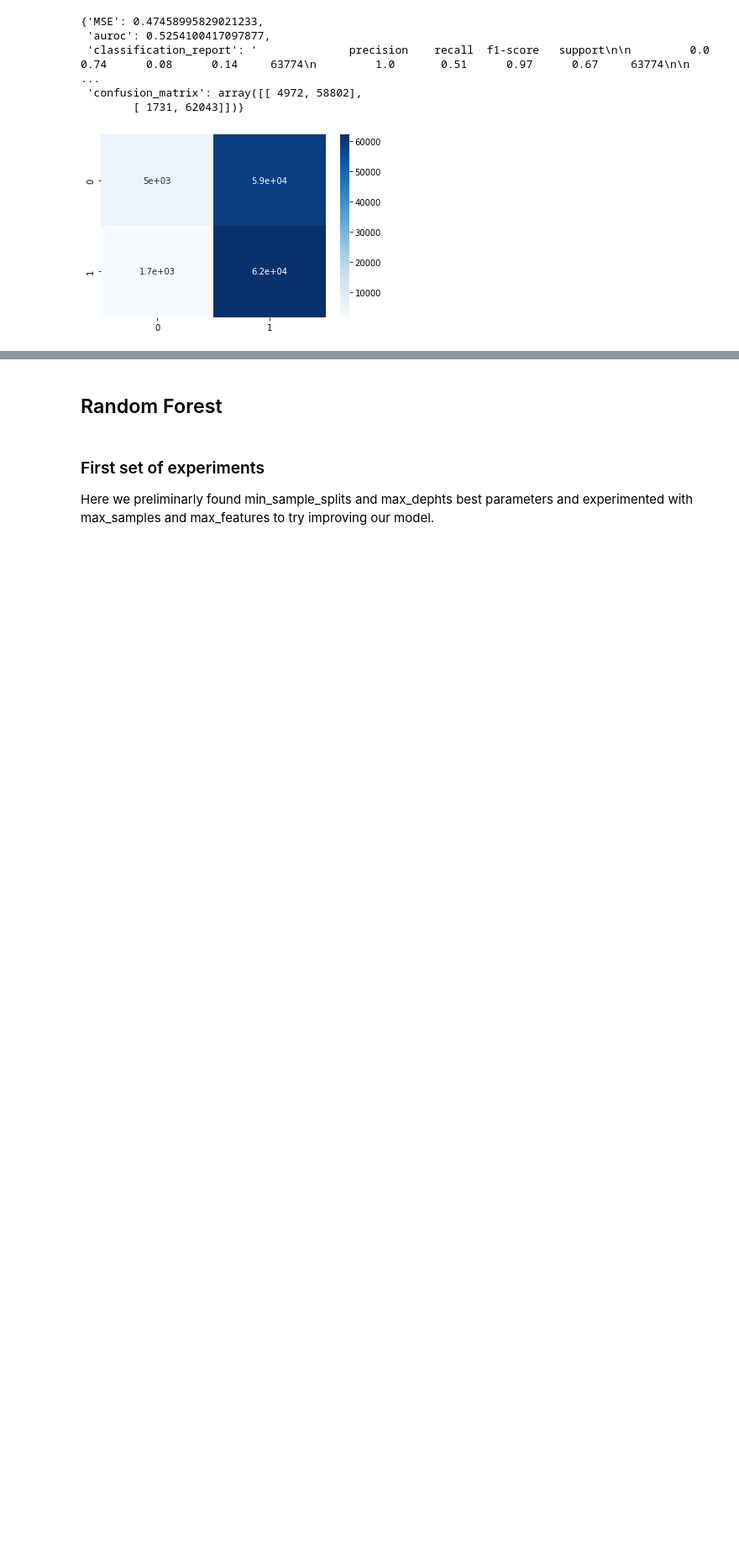
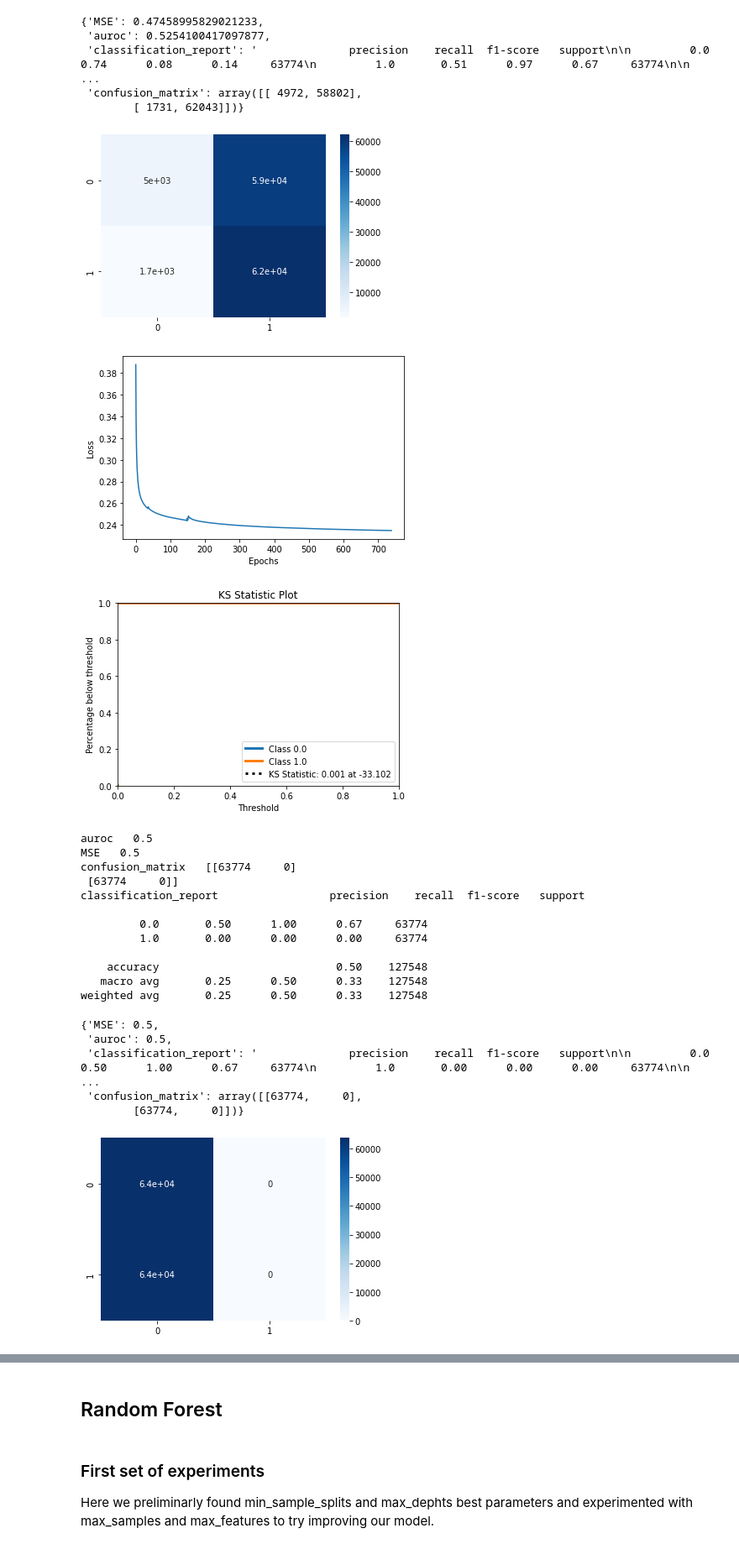
Before and after one commit to pietromasur/credit-risk-analysis, a Jupyter notebook: credit_risk_analysis.ipynb, the cells around one changed output, grey strips where cells are left out. Shown: that part at 84% size. Drawn from its saved outputs; the diff is of its cells as text; code cells hidden in the pictures; blank space fills up the shorter version.

```diff
--- a/credit_risk_analysis.ipynb
+++ b/credit_risk_analysis.ipynb
@@ -453,9 +453,6 @@ weighted avg       0.64      0.51      0.36    127548
         [  546, 63228]])}
 [figure]
 # %%
-train_loader = DataLoader(train_data, 128)
-test_loader = DataLoader(test_data, 128)
-validation_loader = DataLoader(validation_data, 128)
 model = MLP(244, 5, 2, torch.nn.ReLU())
 model.load_state_dict(torch.load("gdrive/MyDrive/models_backup/model_last_optim_adagrad_criterion_MSE_lr_0.0005_num_hidden_2_num_neuron_5_activationReLU() (12).pt"))
 loss, (all_targets, all_preds, all_preds_proba) = test(model, validation_loader, 'cross_entropy')
@@ -482,3 +479,30 @@ weighted avg       0.63      0.53      0.41    127548
  'confusion_matrix': array([[ 4972, 58802],
         [ 1731, 62043]])}
 [figure]
+# %%
+model = MLP(244, 25, 1, torch.nn.ReLU())
+model.load_state_dict(torch.load("gdrive/MyDrive/models_backup/model_last_optim_adagrad_criterion_MSE_lr_0.0005_num_hidden_1_num_neuron_25_activationReLU().pt"))
+loss, (all_targets, all_preds, all_preds_proba) = test(model, validation_loader, 'cross_entropy')
+plotLossGraph("gdrive/MyDrive/models_backup/losses__optim_adagrad_criterion_MSE_lr_0.0005_num_hidden_1_num_neuron_25_activationReLU().pt.csv")
+get_metrics(all_targets, all_preds, all_preds_proba)
+# %% [output]
+[figure, added]
+[figure, added]
+auroc   0.5
+MSE   0.5
+confusion_matrix   [[63774     0]
+ [63774     0]]
+classification_report                 precision    recall  f1-score   support
+
+         0.0       0.50      1.00      0.67     63774
+         1.0       0.00      0.00      0.00     63774
+
+    accuracy                           0.50    127548
+   macro avg       0.25      0.50      0.33    127548
+weighted avg       0.25      0.50      0.33    127548
+{'MSE': 0.5,
+ 'auroc': 0.5,
+ 'classification_report': '              precision    recall  f1-score   support\n\n         0.0       0.50      1.00      0.67     63774\n         1.0       0.00      0.00      0.00     63774\n\n     ...
+ 'confusion_matrix': array([[63774,     0],
+        [63774,     0]])}
+[figure, added]
```
Also changed, not shown: parts of 1 cell of this notebook.
